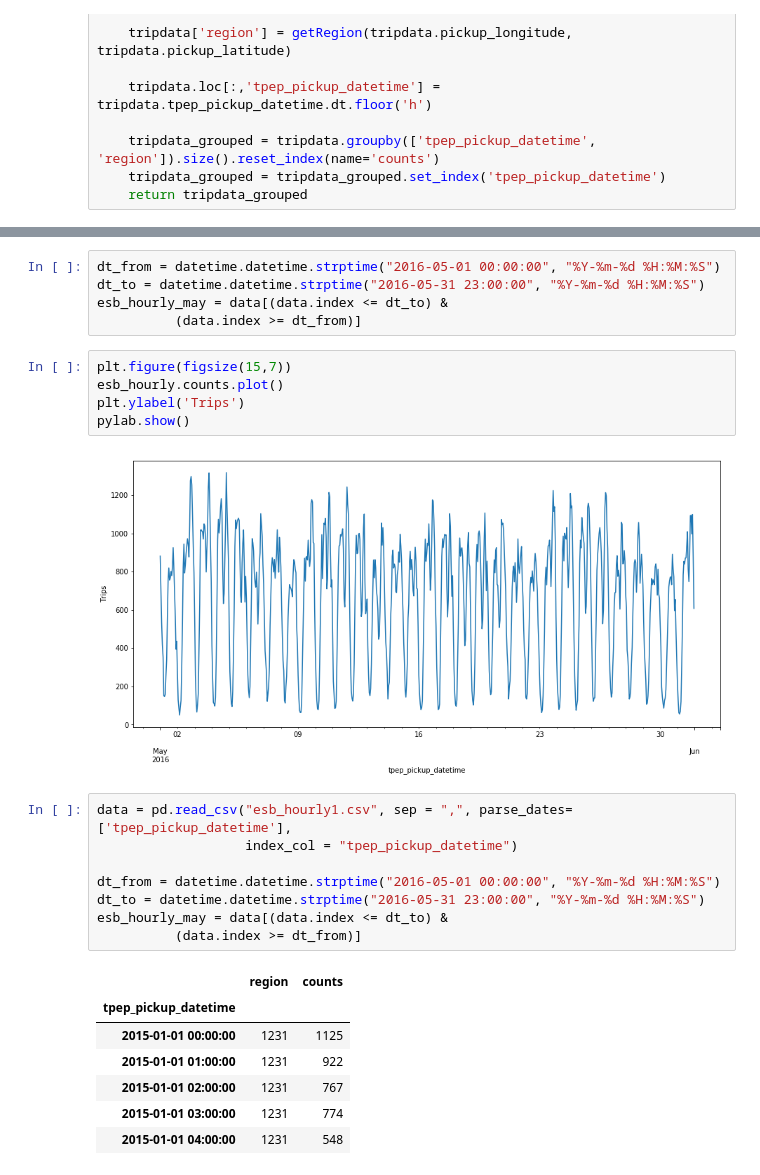
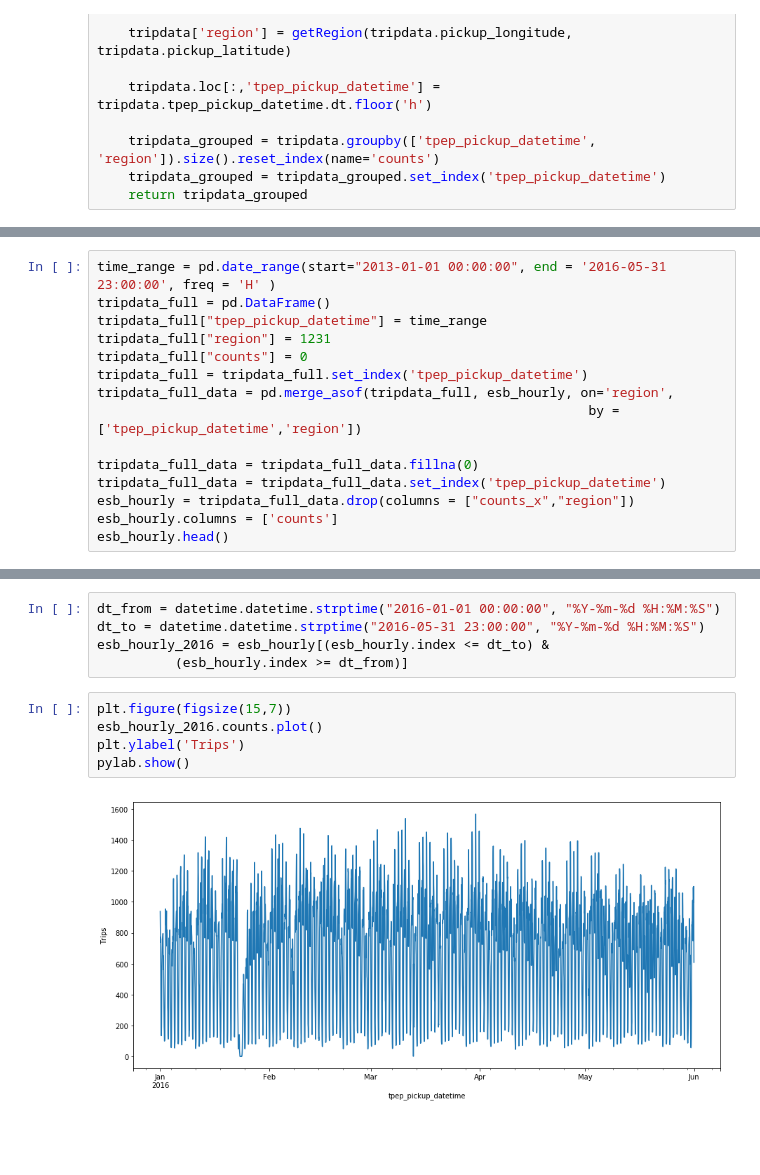
Before and after one commit to biellou/machine-learning-yandex, a Jupyter notebook: course6/c6w3.ipynb, the cells around one changed output, grey strips where cells are left out. Cells and saved outputs as stored; diff of their text form; blank space fills up the shorter version.

```diff
--- a/course6/c6w3.ipynb
+++ b/course6/c6w3.ipynb
@@ -93,0 +105,15 @@ esb_hourly = pd.read_csv("esb_hourly.csv", sep = ",", parse_dates=['tpep_pickup_
+# %%
+time_range = pd.date_range(start="2013-01-01 00:00:00", end = '2016-05-31 23:00:00', freq = 'H' )
+tripdata_full = pd.DataFrame()
+tripdata_full["tpep_pickup_datetime"] = time_range
+tripdata_full["region"] = 1231
+tripdata_full["counts"] = 0
+tripdata_full = tripdata_full.set_index('tpep_pickup_datetime')
+tripdata_full_data = pd.merge_asof(tripdata_full, esb_hourly, on='region',
+                                                               by = ['tpep_pickup_datetime','region'])
+
+tripdata_full_data = tripdata_full_data.fillna(0)
+tripdata_full_data = tripdata_full_data.set_index('tpep_pickup_datetime')
+esb_hourly = tripdata_full_data.drop(columns = ["counts_x","region"])
+esb_hourly.columns = ['counts']
+esb_hourly.head()
@@ -101,29 +135,13 @@ pylab.show()
 # %%
-dt_from = datetime.datetime.strptime("2016-05-01 00:00:00", "%Y-%m-%d %H:%M:%S")
+dt_from = datetime.datetime.strptime("2016-01-01 00:00:00", "%Y-%m-%d %H:%M:%S")
 dt_to = datetime.datetime.strptime("2016-05-31 23:00:00", "%Y-%m-%d %H:%M:%S")
-esb_hourly_may = data[(data.index <= dt_to) &
-          (data.index >= dt_from)]
+esb_hourly_2016 = esb_hourly[(esb_hourly.index <= dt_to) &
+          (esb_hourly.index >= dt_from)]
 # %%
 plt.figure(figsize(15,7))
-esb_hourly.counts.plot()
+esb_hourly_2016.counts.plot()
 plt.ylabel('Trips')
 pylab.show()
 # %% [output]
-[figure, old version]
+[figure, new version]
-# %%
-data = pd.read_csv("esb_hourly1.csv", sep = ",", parse_dates=['tpep_pickup_datetime'],
-                   index_col = "tpep_pickup_datetime")
-
-dt_from = datetime.datetime.strptime("2016-05-01 00:00:00", "%Y-%m-%d %H:%M:%S")
-dt_to = datetime.datetime.strptime("2016-05-31 23:00:00", "%Y-%m-%d %H:%M:%S")
-esb_hourly_may = data[(data.index <= dt_to) &
-          (data.index >= dt_from)]
-# %% [output]
-|  | region | counts |
-| tpep_pickup_datetime |  |  |
-| 2015-01-01 00:00:00 | 1231 | 1125 |
-| 2015-01-01 01:00:00 | 1231 | 922 |
-| 2015-01-01 02:00:00 | 1231 | 767 |
-| 2015-01-01 03:00:00 | 1231 | 774 |
-| 2015-01-01 04:00:00 | 1231 | 548 |
 # %%
```
Also changed, not shown: parts of 38 cells of this notebook.
